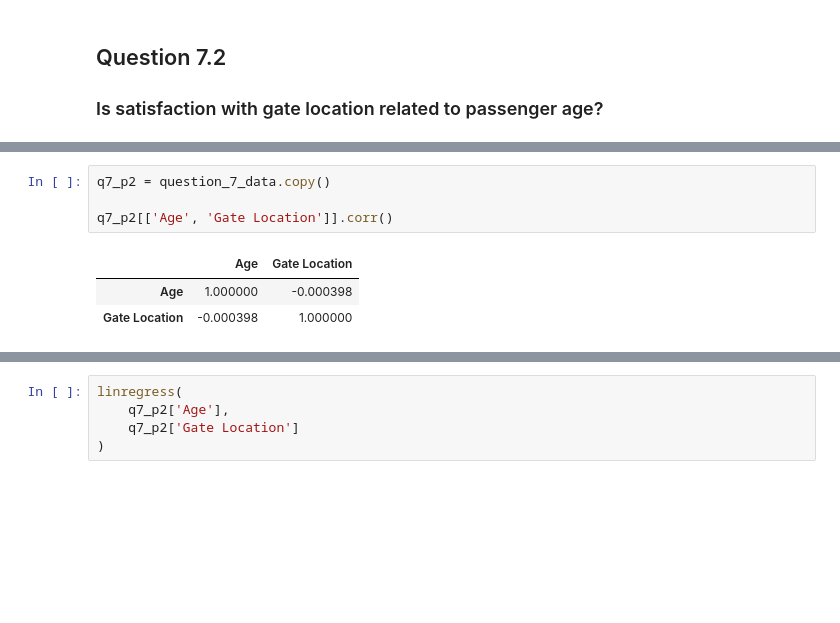
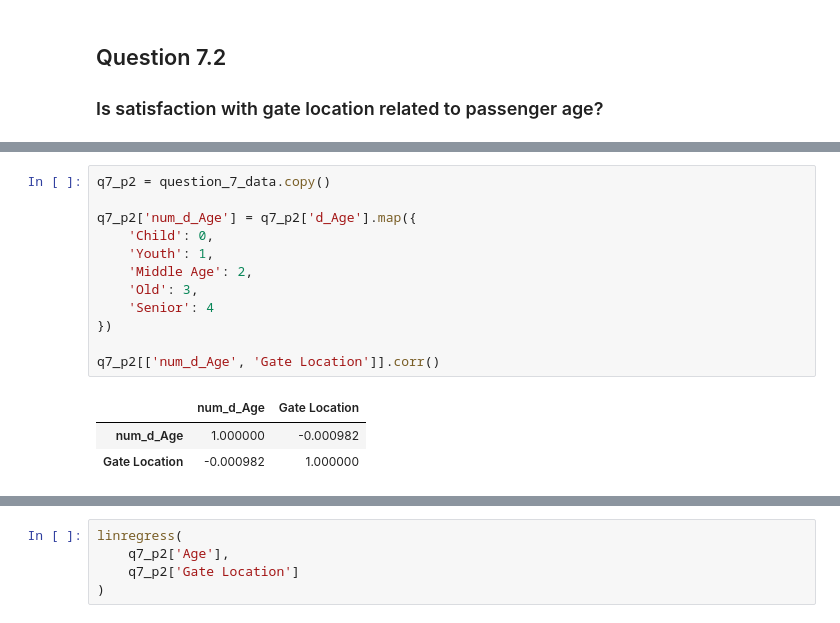
Before and after one commit to chef-danny-d/airline-satisfaction, a Jupyter notebook: project.ipynb, the cells around one changed output, grey strips where cells are left out. Saved outputs shown, nothing was run; the diff lists cells and outputs as text; blank space fills up the shorter version.

```diff
--- a/project.ipynb
+++ b/project.ipynb
@@ -588,8 +668,16 @@ question_7_data[["d_Age","Gate Location", "d_Satisfaction"]].groupby(["d_Age"],a
 # %%
 q7_p2 = question_7_data.copy()
 
-q7_p2[['Age', 'Gate Location']].corr()
+q7_p2['num_d_Age'] = q7_p2['d_Age'].map({
+    'Child': 0,
+    'Youth': 1,
+    'Middle Age': 2,
+    'Old': 3,
+    'Senior': 4
+})
+
+q7_p2[['num_d_Age', 'Gate Location']].corr()
 # %% [output]
-|  | Age | Gate Location |
-| Age | 1.000000 | -0.000398 |
-| Gate Location | -0.000398 | 1.000000 |
+|  | num_d_Age | Gate Location |
+| num_d_Age | 1.000000 | -0.000982 |
+| Gate Location | -0.000982 | 1.000000 |
```
Also changed, not shown: parts of 12 cells of this notebook.
